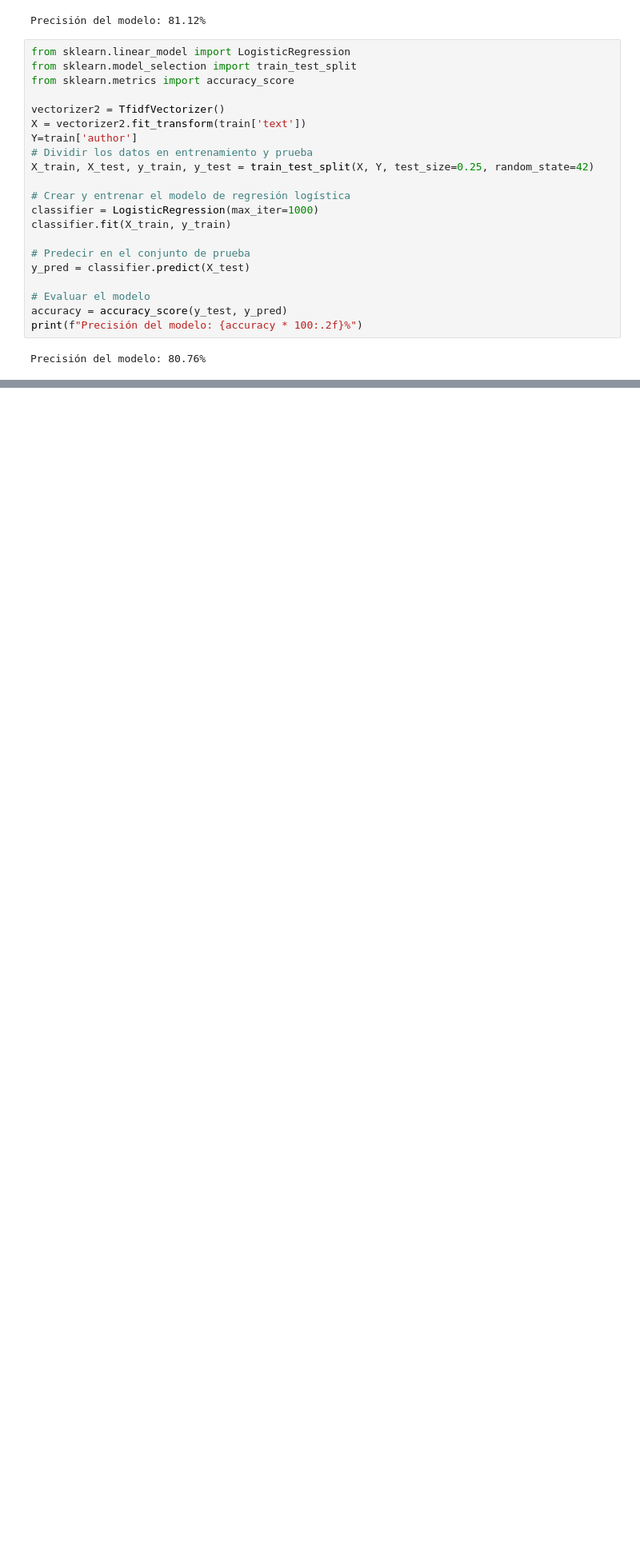
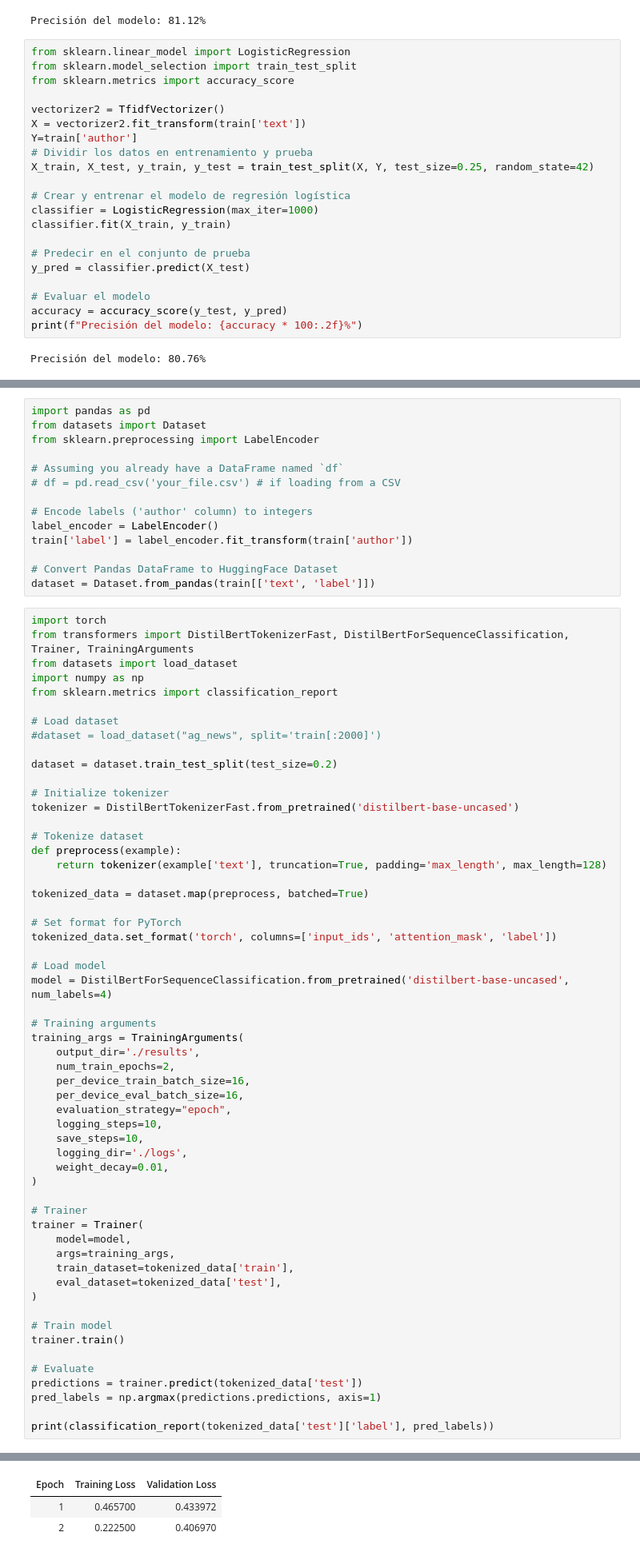
Before and after one commit to AIAerospace/LLM, a Jupyter notebook: NLP.ipynb, the cells around one changed output, grey strips where cells are left out. Shown at 80% size. Saved outputs shown, nothing was run; the diff lists cells and outputs as text; blank space fills up the shorter version.

```diff
--- a/NLP.ipynb
+++ b/NLP.ipynb
@@ -320,0 +341,71 @@ Precisión del modelo: 80.76%
+# %%
+import pandas as pd
+from datasets import Dataset
+from sklearn.preprocessing import LabelEncoder
+
+# Assuming you already have a DataFrame named `df`
+# df = pd.read_csv('your_file.csv') # if loading from a CSV
+
+# Encode labels ('author' column) to integers
+label_encoder = LabelEncoder()
+train['label'] = label_encoder.fit_transform(train['author'])
+
+# Convert Pandas DataFrame to HuggingFace Dataset
+dataset = Dataset.from_pandas(train[['text', 'label']])
+# %%
+import torch
+from transformers import DistilBertTokenizerFast, DistilBertForSequenceClassification, Trainer, TrainingArguments
+from datasets import load_dataset
+import numpy as np
+from sklearn.metrics import classification_report
+
+# Load dataset
+#dataset = load_dataset("ag_news", split='train[:2000]')
+
+dataset = dataset.train_test_split(test_size=0.2)
+
+# Initialize tokenizer
+tokenizer = DistilBertTokenizerFast.from_pretrained('distilbert-base-uncased')
+
+# Tokenize dataset
+def preprocess(example):
+    return tokenizer(example['text'], truncation=True, padding='max_length', max_length=128)
+
+tokenized_data = dataset.map(preprocess, batched=True)
+
+# Set format for PyTorch
+tokenized_data.set_format('torch', columns=['input_ids', 'attention_mask', 'label'])
+
+# Load model
+model = DistilBertForSequenceClassification.from_pretrained('distilbert-base-uncased', num_labels=4)
+
+# Training arguments
+training_args = TrainingArguments(
+    output_dir='./results',
+    num_train_epochs=2,
+    per_device_train_batch_size=16,
+    per_device_eval_batch_size=16,
+    evaluation_strategy="epoch",
+    logging_steps=10,
+    save_steps=10,
+    logging_dir='./logs',
+    weight_decay=0.01,
+)
+
+# Trainer
+trainer = Trainer(
+    model=model,
+    args=training_args,
+    train_dataset=tokenized_data['train'],
+    eval_dataset=tokenized_data['test'],
+)
+
+# Train model
+trainer.train()
+
+# Evaluate
+predictions = trainer.predict(tokenized_data['test'])
+pred_labels = np.argmax(predictions.predictions, axis=1)
+
+print(classification_report(tokenized_data['test']['label'], pred_labels))
+# %% [output]
@@ -320,0 +415,3 @@ Precisión del modelo: 80.76%
+| Epoch | Training Loss | Validation Loss |
+| 1 | 0.465700 | 0.433972 |
+| 2 | 0.222500 | 0.406970 |
```
Also changed, not shown: parts of 2 cells of this notebook.
